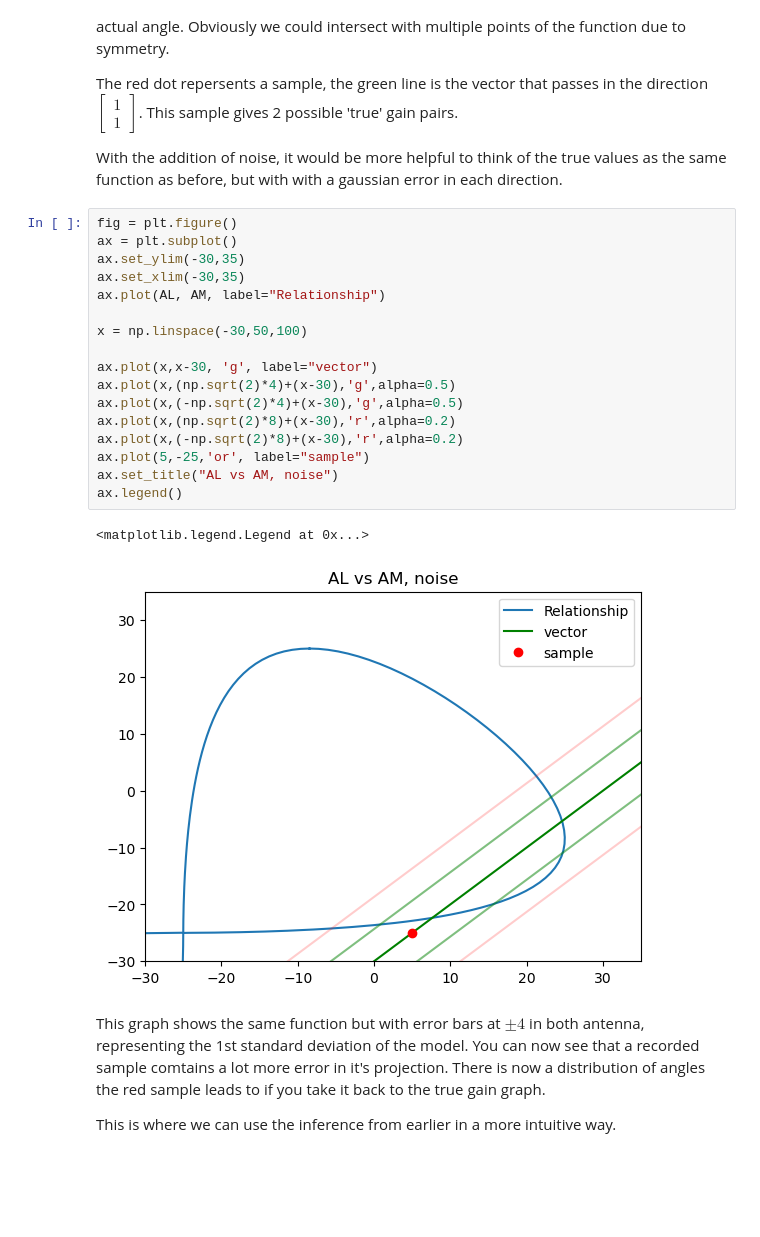
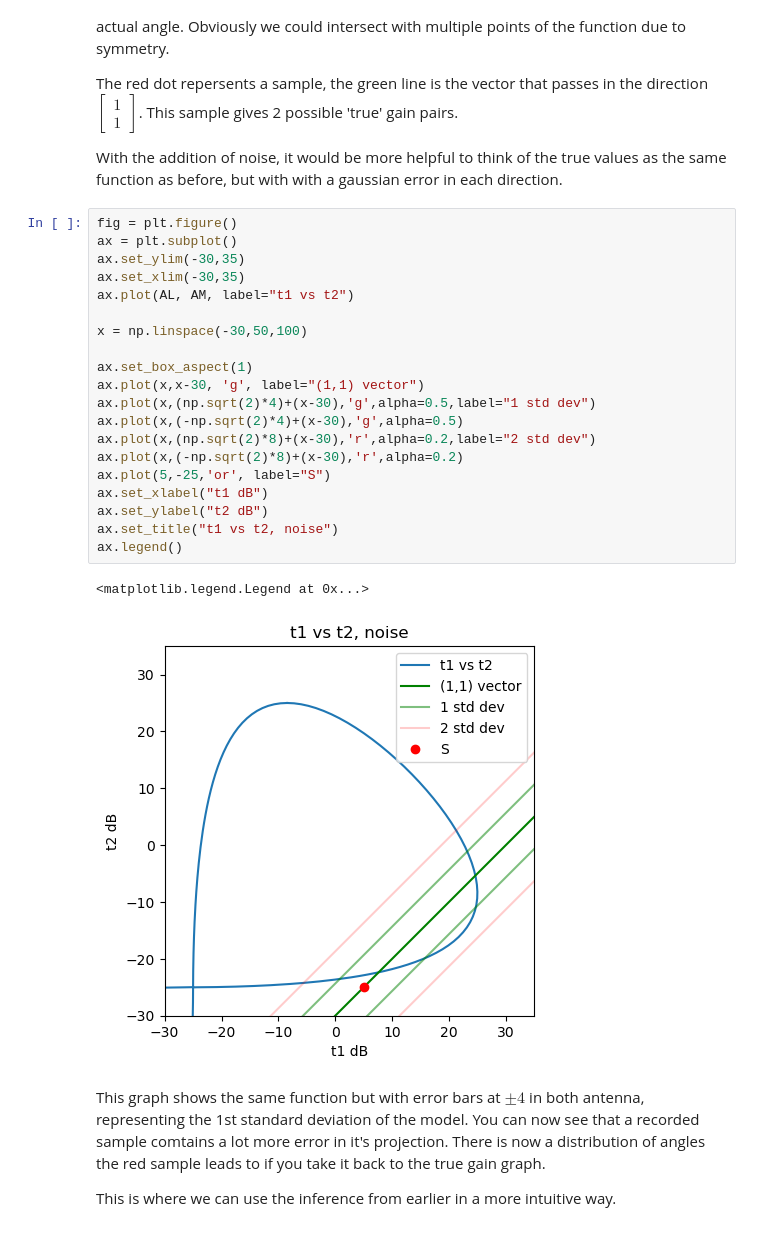
Before and after one commit to Aplefen1/BeeTrackingDiss, a Jupyter notebook: Angle Probability/diss_figures.ipynb, the cells around one changed output. Drawn from its saved outputs; the diff is of its cells as text; blank space fills up the shorter version.

```diff
--- a/Angle Probability/diss_figures.ipynb
+++ b/Angle Probability/diss_figures.ipynb
@@ -108,23 +134,26 @@ With the addition of noise, it would be more helpful to think of the true values
 # %%
 fig = plt.figure()
 ax = plt.subplot()
 ax.set_ylim(-30,35)
 ax.set_xlim(-30,35)
-ax.plot(AL, AM, label="Relationship")
+ax.plot(AL, AM, label="t1 vs t2")
 
 x = np.linspace(-30,50,100)
 
-ax.plot(x,x-30, 'g', label="vector")
-ax.plot(x,(np.sqrt(2)*4)+(x-30),'g',alpha=0.5)
+ax.set_box_aspect(1)
+ax.plot(x,x-30, 'g', label="(1,1) vector")
+ax.plot(x,(np.sqrt(2)*4)+(x-30),'g',alpha=0.5,label="1 std dev")
 ax.plot(x,(-np.sqrt(2)*4)+(x-30),'g',alpha=0.5)
-ax.plot(x,(np.sqrt(2)*8)+(x-30),'r',alpha=0.2)
+ax.plot(x,(np.sqrt(2)*8)+(x-30),'r',alpha=0.2,label="2 std dev")
 ax.plot(x,(-np.sqrt(2)*8)+(x-30),'r',alpha=0.2)
-ax.plot(5,-25,'or', label="sample")
-ax.set_title("AL vs AM, noise")
+ax.plot(5,-25,'or', label="S")
+ax.set_xlabel("t1 dB")
+ax.set_ylabel("t2 dB")
+ax.set_title("t1 vs t2, noise")
 ax.legend()
 # %% [output]
 <matplotlib.legend.Legend at 0x...>
-[figure, old version]
+[figure, new version]
 # %% [markdown]
 This graph shows the same function but with error bars at $\pm4$ in both antenna, representing the 1st standard deviation of the model. You can now see that a recorded sample comtains a lot more error in it's projection. There is now a distribution of angles the red sample leads to if you take it back to the true gain graph.
 
```
Also changed, not shown: parts of 5 cells of this notebook, 11 other files.
